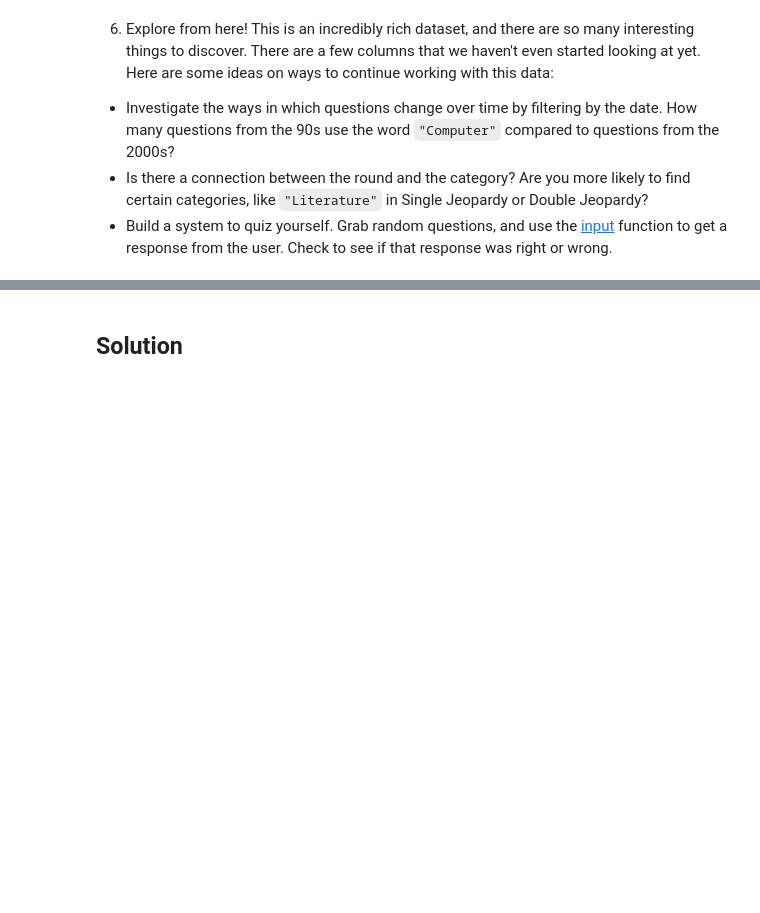
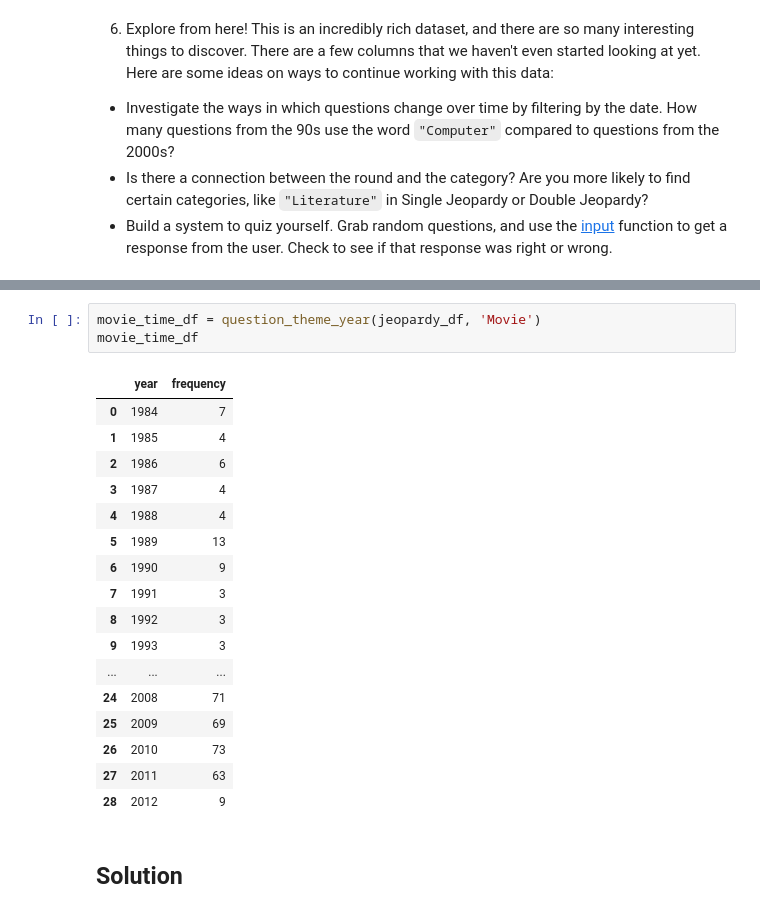
Before and after one commit to zcronk62/this_is_jeopardy, a Jupyter notebook: This is Jeopardy.ipynb, the cells around one changed output, grey strips where cells are left out. Cells and saved outputs as stored; diff of their text form; blank space fills up the shorter version.

```diff
--- a/This is Jeopardy.ipynb
+++ b/This is Jeopardy.ipynb
@@ -153,3 +186,24 @@ The question prompt says they saw "Henry VIII" appear 55 times. I found the same
+# %%
+movie_time_df = question_theme_year(jeopardy_df, 'Movie')
+movie_time_df
+# %% [output]
+|  | year | frequency |
+| 0 | 1984 | 7 |
+| 1 | 1985 | 4 |
+| 2 | 1986 | 6 |
+| 3 | 1987 | 4 |
+| 4 | 1988 | 4 |
+| 5 | 1989 | 13 |
+| 6 | 1990 | 9 |
+| 7 | 1991 | 3 |
+| 8 | 1992 | 3 |
+| 9 | 1993 | 3 |
+| ... | ... | ... |
+| 24 | 2008 | 71 |
+| 25 | 2009 | 69 |
+| 26 | 2010 | 73 |
+| 27 | 2011 | 63 |
+| 28 | 2012 | 9 |
 # %% [markdown]
 ## Solution
 # %% [markdown]
```
Also changed, not shown: parts of 1 cell of this notebook.
